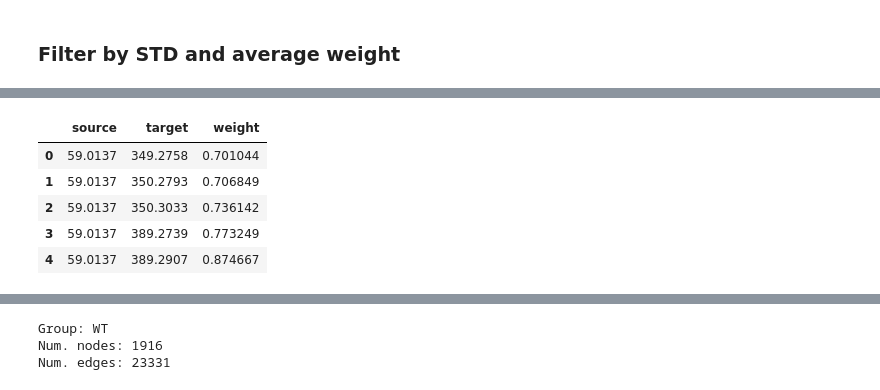
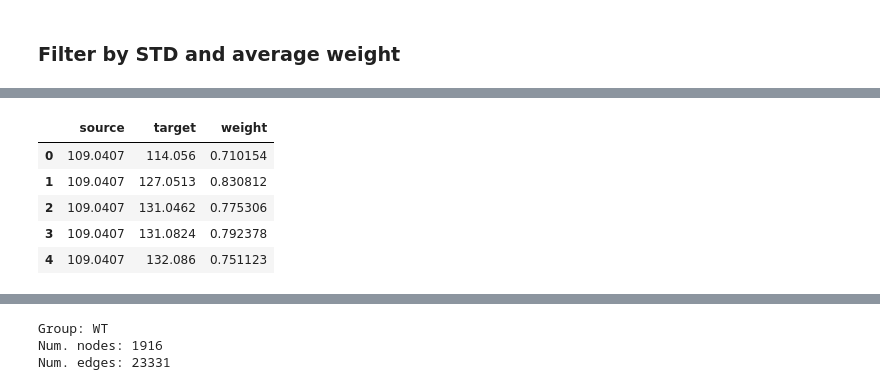
Before and after one commit to win7/GNN_Unsupervised, a Jupyter notebook: processing.ipynb, the cells around one changed output, grey strips where cells are left out. Cells and saved outputs as stored; diff of their text form; code cells hidden in the pictures.

```diff
--- a/processing.ipynb
+++ b/processing.ipynb
@@ -308,10 +400,11 @@ time: 15.6 s (started: 2023-06-06 16:14:07 -05:00)
 # %%
-df_common_edges = pd.read_csv("output/{}/common_edges/common_edges_{}_{}_{}_{}.csv".format(exp, groups_id[0], method, dimension, "L2"))
+df_common_edges = pd.read_csv("output/{}/common_edges/common_edges_{}_{}.csv".format(exp, method, groups_id[0]),
+                              dtype={"source": "string", "target": "string"})
 df_common_edges.head()
 # %% [output]
 |  | source | target | weight |
-| 0 | 59.0137 | 349.2758 | 0.701044 |
-| 1 | 59.0137 | 350.2793 | 0.706849 |
-| 2 | 59.0137 | 350.3033 | 0.736142 |
-| 3 | 59.0137 | 389.2739 | 0.773249 |
-| 4 | 59.0137 | 389.2907 | 0.874667 |
+| 0 | 109.0407 | 114.056 | 0.710154 |
+| 1 | 109.0407 | 127.0513 | 0.830812 |
+| 2 | 109.0407 | 131.0462 | 0.775306 |
+| 3 | 109.0407 | 131.0824 | 0.792378 |
+| 4 | 109.0407 | 132.086 | 0.751123 |
```
Also changed, not shown: parts of 25 cells of this notebook, 6 other files.
